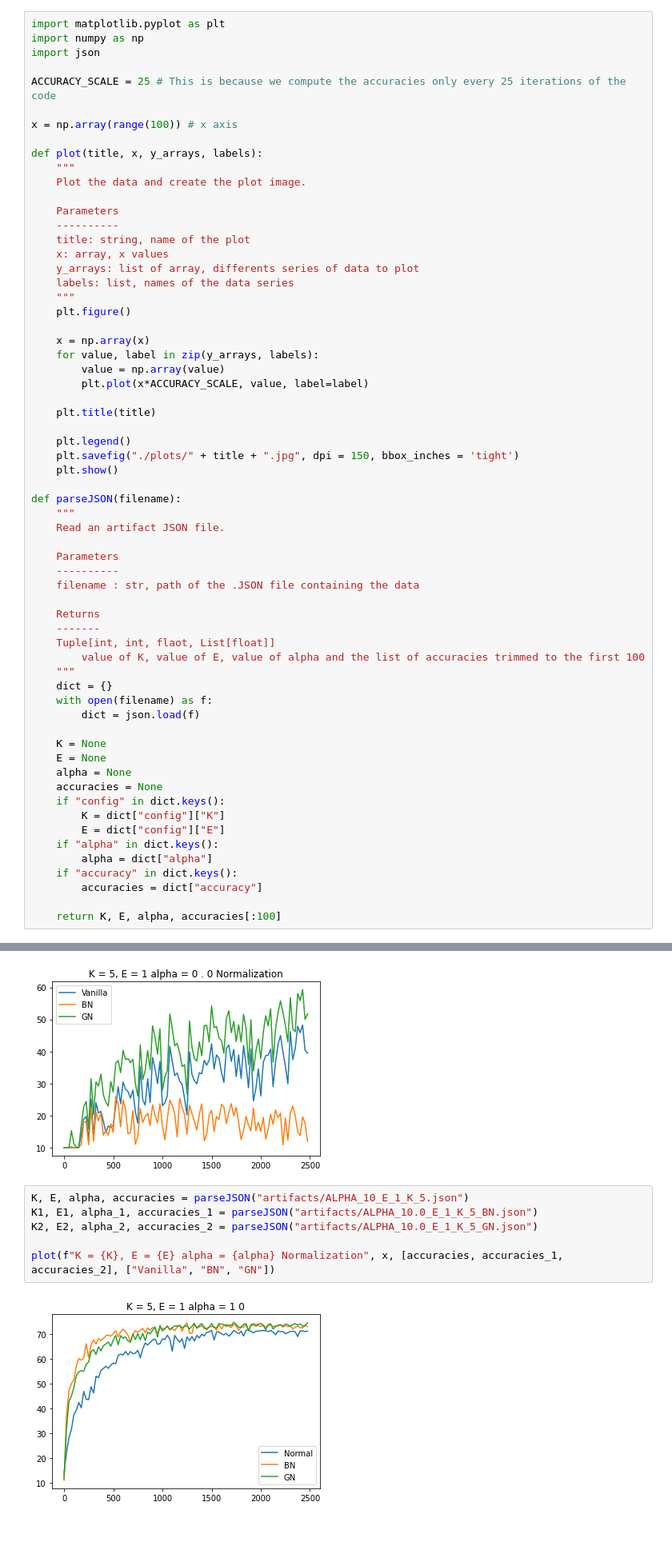
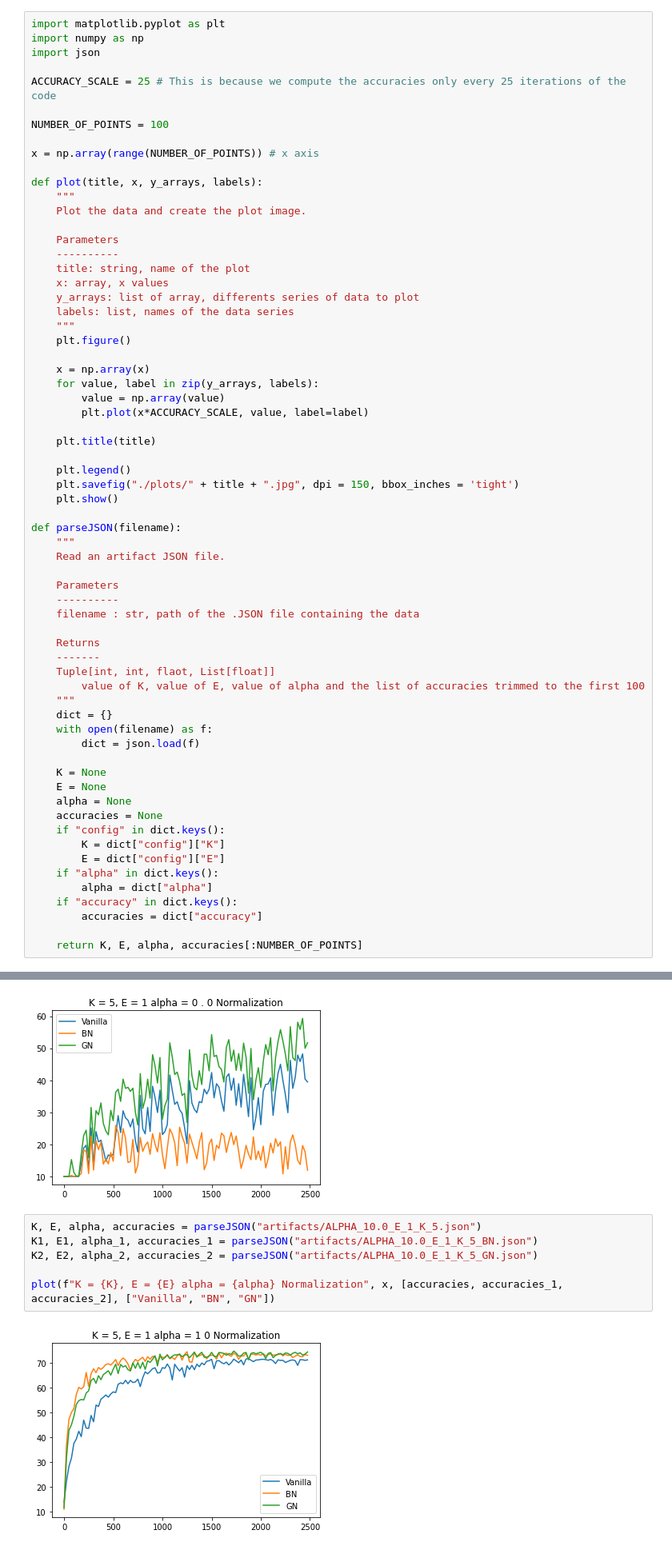
Before and after one commit to mattiadutto/aml_federeted_learning, a Jupyter notebook: plots.ipynb, the cells around one changed output, grey strips where cells are left out. Shown at 80% size. Saved outputs shown, nothing was run; the diff lists cells and outputs as text.

Commit message:
Fix plot functions

```diff
--- a/plots.ipynb
+++ b/plots.ipynb
@@ -7,7 +7,9 @@ import json
 
 ACCURACY_SCALE = 25 # This is because we compute the accuracies only every 25 iterations of the code
 
-x = np.array(range(100)) # x axis
+NUMBER_OF_POINTS = 100
+
+x = np.array(range(NUMBER_OF_POINTS)) # x axis
 
 def plot(title, x, y_arrays, labels):
     """
@@ -62,7 +64,7 @@ def parseJSON(filename):
     if "accuracy" in dict.keys():
         accuracies = dict["accuracy"]
 
-    return K, E, alpha, accuracies[:100]
+    return K, E, alpha, accuracies[:NUMBER_OF_POINTS]
 # %% [markdown]
 The following cells are for generating the different plots
 # %%
@@ -106,13 +108,13 @@ plot(f"K = {K}, E = {E} alpha = {alpha} Normalization", x, [accuracies, accurac
 # %% [output]
 [figure]
 # %%
-K, E, alpha, accuracies = parseJSON("artifacts/ALPHA_10_E_1_K_5.json")
+K, E, alpha, accuracies = parseJSON("artifacts/ALPHA_10.0_E_1_K_5.json")
 K1, E1, alpha_1, accuracies_1 = parseJSON("artifacts/ALPHA_10.0_E_1_K_5_BN.json")
 K2, E2, alpha_2, accuracies_2 = parseJSON("artifacts/ALPHA_10.0_E_1_K_5_GN.json")
 
 plot(f"K = {K}, E = {E} alpha = {alpha} Normalization", x, [accuracies, accuracies_1, accuracies_2], ["Vanilla", "BN", "GN"])
 # %% [output]
-[figure, old version]
+[figure, new version]
 # %%
 K, E, alpha, accuracies = parseJSON("artifacts/ALPHA_0.0_E_1_K_5.json")
 K1, E1, alpha_1, accuracies_1 = parseJSON("artifacts/ALPHA_0.0_E_1_K_5_T.json")
```
Also changed, not shown: parts of 6 cells of this notebook.
